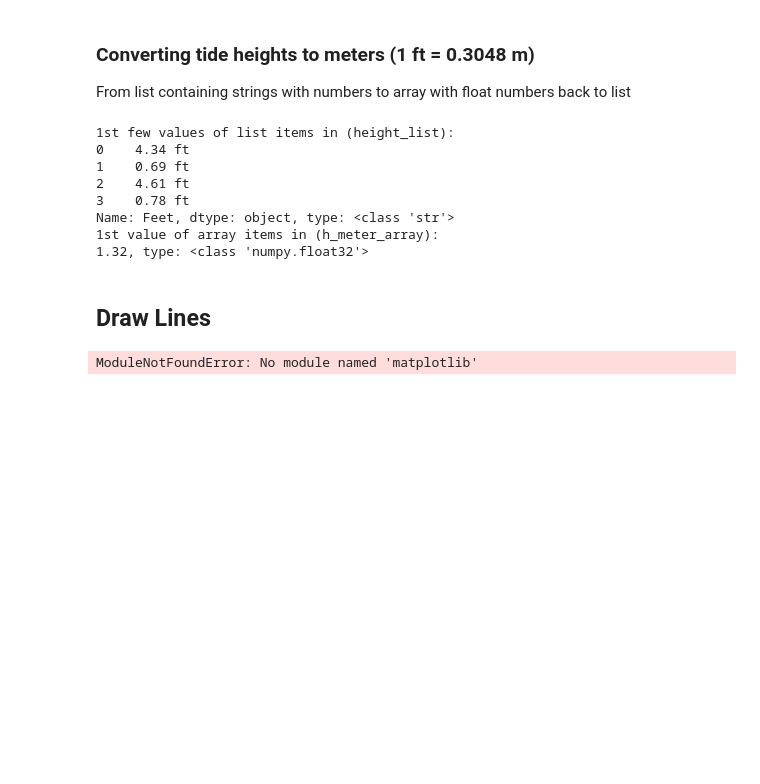
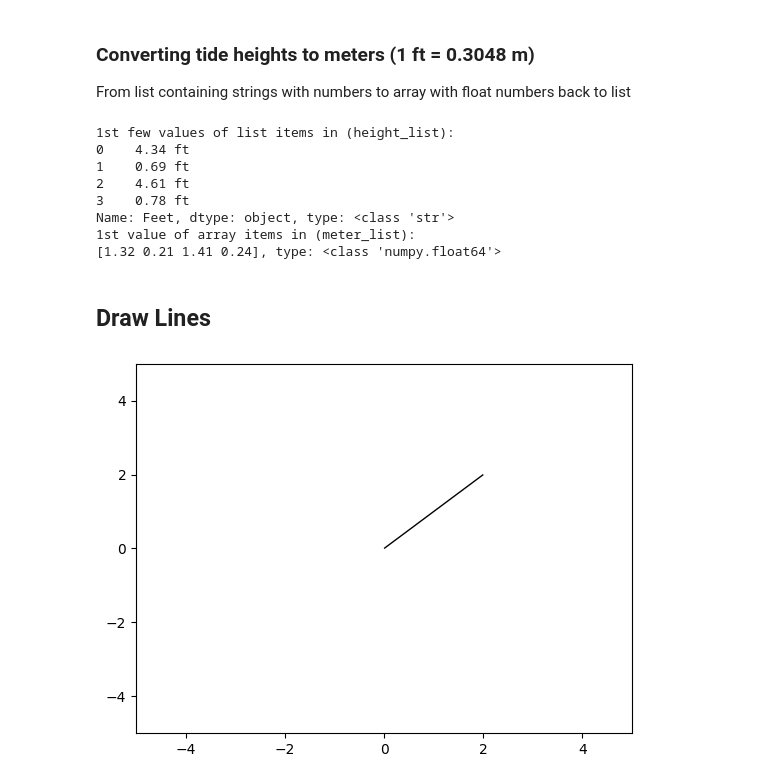
Before and after one commit to BlueReson/Precalculus_with_python, a Jupyter notebook: getData_drawLines.ipynb, the cells around one changed output. Drawn from its saved outputs; the diff is of its cells as text; code cells hidden in the pictures; blank space fills up the shorter version.

```diff
--- a/getData_drawLines.ipynb
+++ b/getData_drawLines.ipynb
@@ -166,8 +166,8 @@ h = [(r.split(' ')[0]) for r in height_list] #  <-- use the spacebar key as sepe
 h = np.array(h)
 h_float = h.astype(np.float32)
 
-h_meter_array = (h_float * 0.3048)
-print(f"1st value of array items in (h_meter_array): \n{h_meter_array[0]:.2f}, type: {type(h_meter_array[0])}")
+meter_list = np.round((h_float * 0.3048).tolist(), 2)
+print(f"1st value of array items in (meter_list): \n{meter_list[0:4]}, type: {type(meter_list[0])}")
 # %% [output]
 1st few values of list items in (height_list):
 0    4.34 ft
@@ -175,22 +175,32 @@ print(f"1st value of array items in (h_meter_array): \n{h_meter_array[0]:.2f}, t
 2    4.61 ft
 3    0.78 ft
 Name: Feet, dtype: object, type: <class 'str'>
-1st value of array items in (h_meter_array):
-1.32, type: <class 'numpy.float32'>
+1st value of array items in (meter_list):
+[1.32 0.21 1.41 0.24], type: <class 'numpy.float64'>
 # %% [markdown]
 ## Draw Lines
 # %%
 import matplotlib.pyplot as plt
 from matplotlib.path import Path
 import matplotlib.patches as patches
 
 verts = []
 steps = []
 
 # add starting point
-verts.append(0.,0.)
+verts.append((0.,0.))
 steps.append(Path.MOVETO)
 
 # add lines to a map
+verts.append((2.,2.))
+steps.append(Path.LINETO)
+
+#GRAPH
+fig, ax = plt.subplots()
+plt.axis([-5,5,-5,5])
+path = Path(verts, steps)
+patch = patches.PathPatch(path)
+ax.add_patch(patch)
+plt.show()
 # %% [output]
-ModuleNotFoundError: No module named 'matplotlib'
+[figure, added]
```
Also changed, not shown: parts of 3 cells of this notebook.
